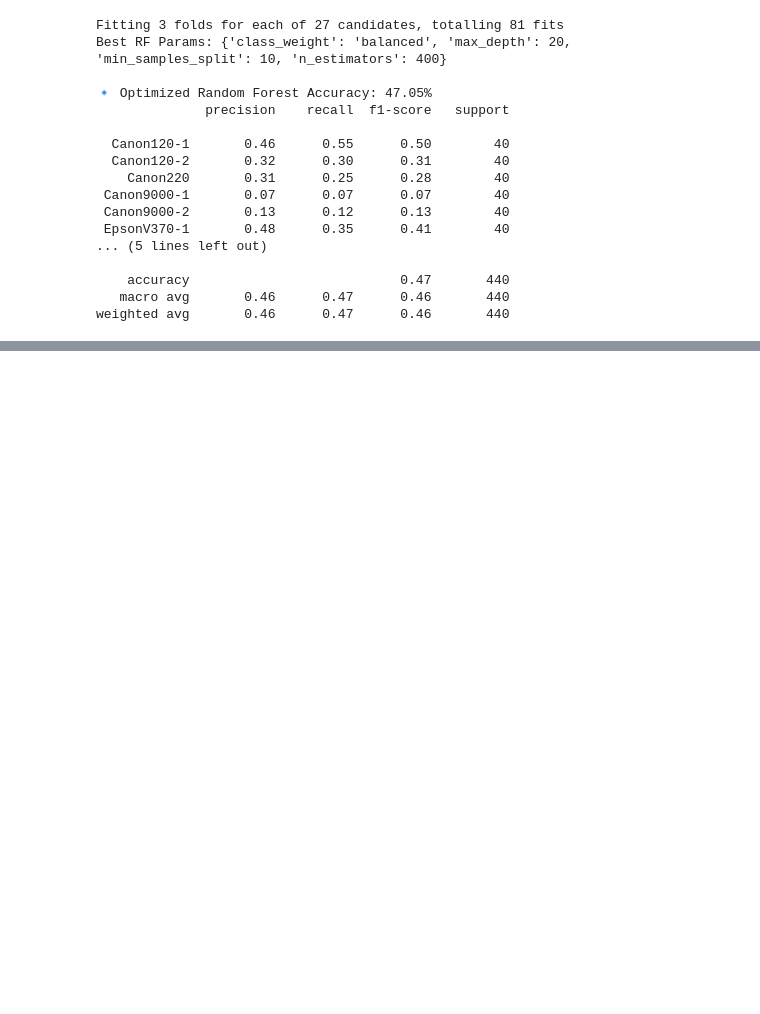
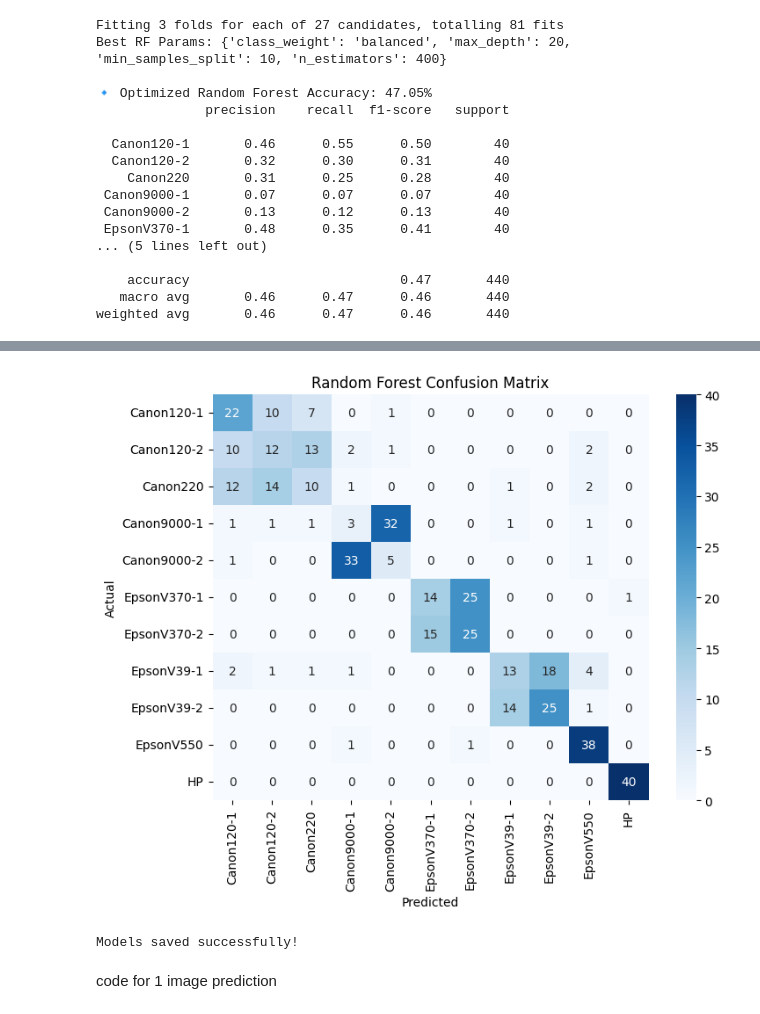
Before and after one commit to springboardmentor442n-coder/TraceFinder, a Jupyter notebook: svm and random forest.ipynb, the cells around one changed output, grey strips where cells are left out. Cells and saved outputs as stored; diff of their text form; code cells hidden in the pictures; blank space fills up the shorter version.

Commit message:
final SVM and RF model training

```diff
--- a/svm and random forest.ipynb
+++ b/svm and random forest.ipynb
@@ -262,0 +263,29 @@ plt.show()
+# %%
+# --------------------------
+# CONFUSION MATRIX – RANDOM FOREST
+# --------------------------
+cm_rf = confusion_matrix(y_test, y_pred_rf)
+
+plt.figure(figsize=(8, 6))
+sns.heatmap(cm_rf, annot=True, fmt="d", cmap="Blues",
+            xticklabels=le.classes_,
+            yticklabels=le.classes_)
+plt.xlabel("Predicted")
+plt.ylabel("Actual")
+plt.title("Random Forest Confusion Matrix")
+plt.show()
+# %% [output]
+[figure, added]
+# %%
+import joblib
+
+joblib.dump(svm.best_estimator_, "svm_model.pkl")
+joblib.dump(rf.best_estimator_, "rf_model.pkl")
+joblib.dump(scaler, "scaler.pkl")
+joblib.dump(le, "label_encoder.pkl")
+
+print("Models saved successfully!")
+# %% [output]
+Models saved successfully!
+# %% [markdown]
+code for 1 image prediction
```
Also changed, not shown: parts of 4 cells of this notebook.
